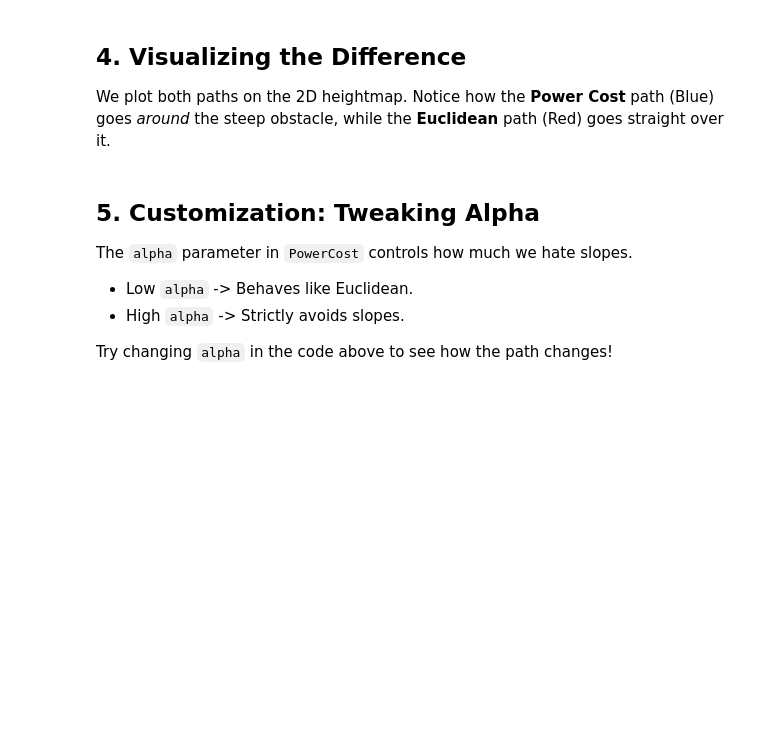
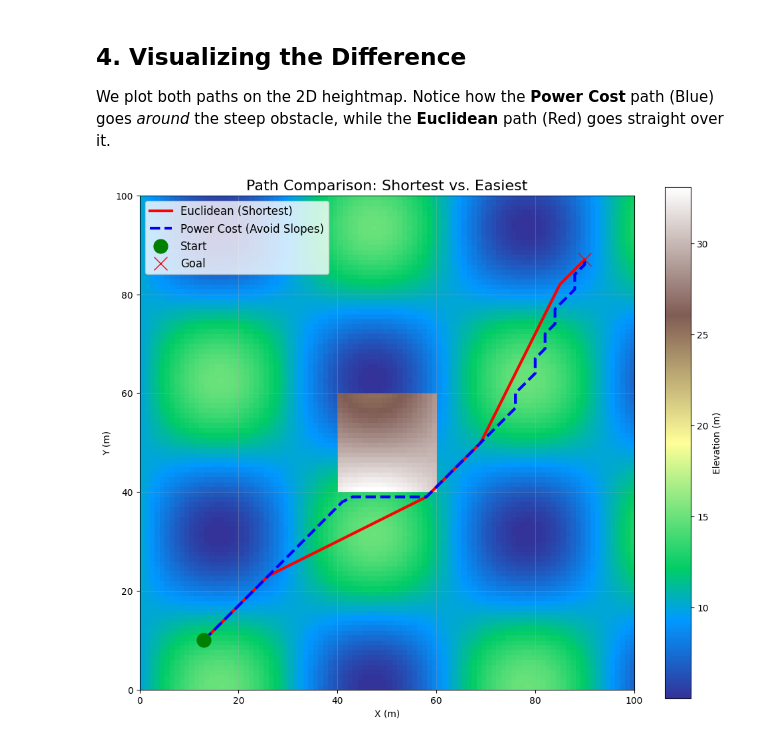
Before and after one commit to tavishm/Terrain-Navigate, a Jupyter notebook: examples/synthetic/tutorial.ipynb, the cells around one changed output. Cells and saved outputs as stored; diff of their text form; code cells hidden in the pictures; blank space fills up the shorter version.

Commit message:
More cost functions

```diff
--- a/examples/synthetic/tutorial.ipynb
+++ b/examples/synthetic/tutorial.ipynb
@@ -96,29 +96,24 @@ We plot both paths on the 2D heightmap. Notice how the **Power Cost** path (Blue
 # %%
 plt.figure(figsize=(12, 10))
 plt.imshow(Z, cmap='terrain', origin='lower', extent=[0, 100, 0, 100])
 plt.colorbar(label='Elevation (m)')
 
-if path_eucl:
+if path_eucl is not None:
     p_e = np.array(path_eucl)
     plt.plot(p_e[:, 0], p_e[:, 1], 'r-', linewidth=3, label='Euclidean (Shortest)')
 
-if path_power:
+if path_power is not None:
     p_p = np.array(path_power)
     plt.plot(p_p[:, 0], p_p[:, 1], 'b--', linewidth=3, label='Power Cost (Avoid Slopes)')
 
 plt.plot(start_node[0], start_node[1], 'go', markersize=15, label='Start')
 plt.plot(goal_node[0], goal_node[1], 'rx', markersize=15, label='Goal')
 
 plt.legend(fontsize=12)
 plt.title("Path Comparison: Shortest vs. Easiest", fontsize=16)
 plt.xlabel("X (m)")
 plt.ylabel("Y (m)")
 plt.grid(True, alpha=0.3)
 plt.show()
+# %% [output]
+[figure, added]
-# %% [markdown]
-## 5. Customization: Tweaking Alpha
-The `alpha` parameter in `PowerCost` controls how much we hate slopes.
-*   Low `alpha` -> Behaves like Euclidean.
-*   High `alpha` -> Strictly avoids slopes.
-
-Try changing `alpha` in the code above to see how the path changes!
```
Also changed, not shown: parts of 5 cells of this notebook, 1 other file.
